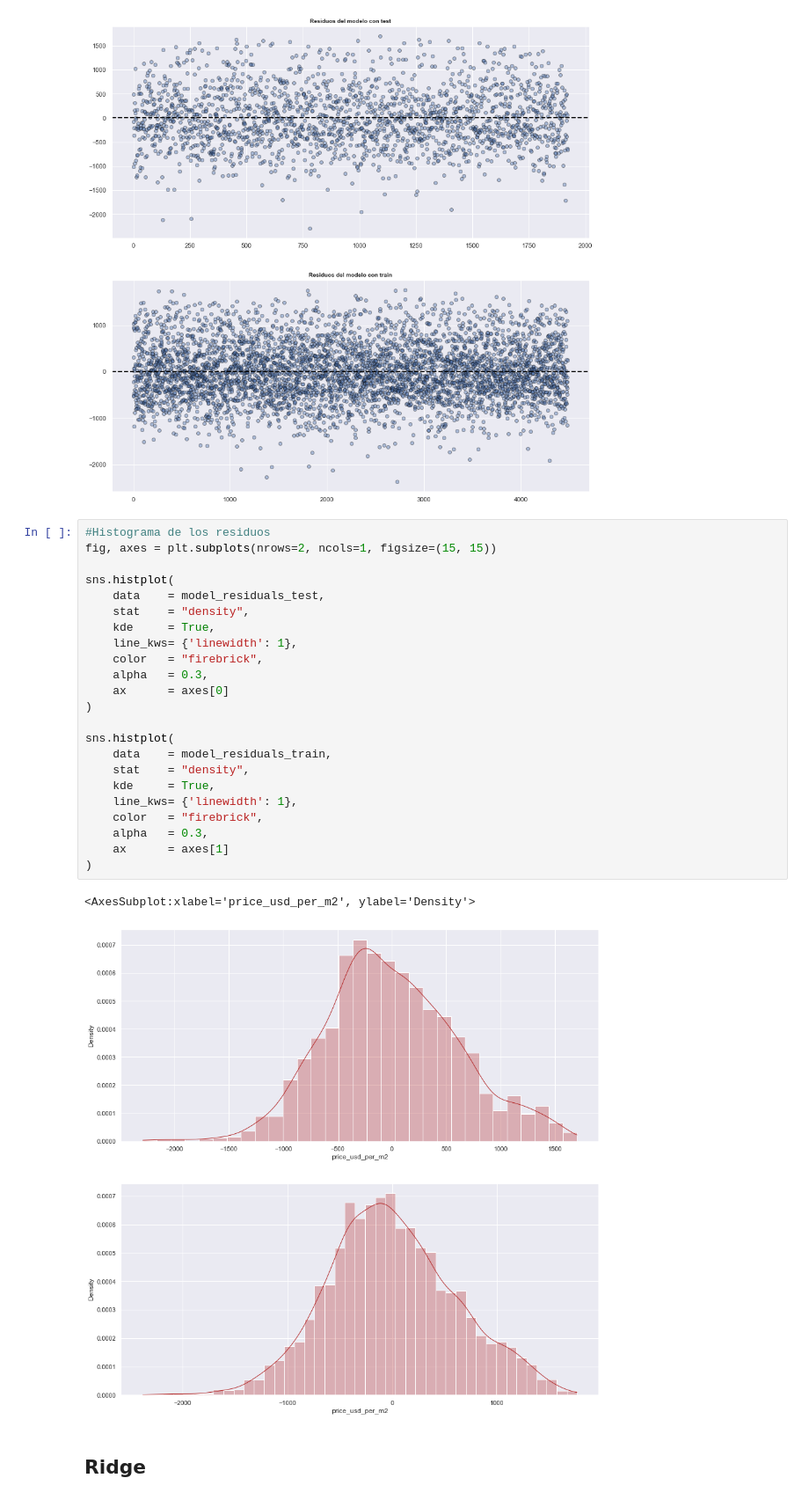
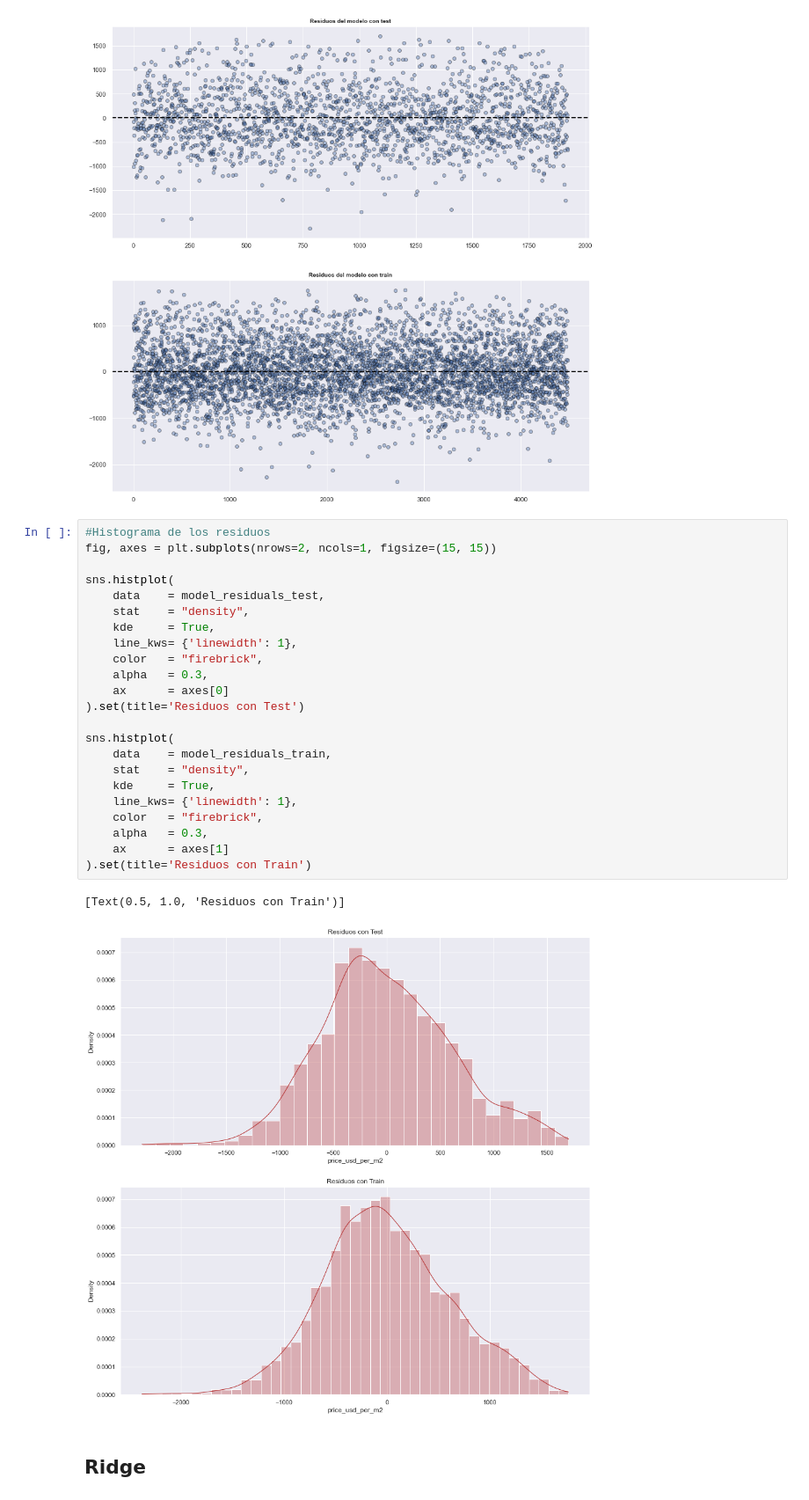
Before and after one commit to casagrandeale/TPDigitalHouse, a Jupyter notebook: tp/TP2.ipynb, the cells around one changed output. Shown at 88% size. Drawn from its saved outputs; the diff is of its cells as text.

```diff
--- a/tp/TP2.ipynb
+++ b/tp/TP2.ipynb
@@ -441,29 +466,29 @@ Text(0.5, 1.0, 'Residuos del modelo con train')
 # %%
 #Histograma de los residuos
 fig, axes = plt.subplots(nrows=2, ncols=1, figsize=(15, 15))
 
 sns.histplot(
     data    = model_residuals_test,
     stat    = "density",
     kde     = True,
     line_kws= {'linewidth': 1},
     color   = "firebrick",
     alpha   = 0.3,
     ax      = axes[0]
-)
+).set(title='Residuos con Test')
 
 sns.histplot(
     data    = model_residuals_train,
     stat    = "density",
     kde     = True,
     line_kws= {'linewidth': 1},
     color   = "firebrick",
     alpha   = 0.3,
     ax      = axes[1]
-)
+).set(title='Residuos con Train')
 # %% [output]
-<AxesSubplot:xlabel='price_usd_per_m2', ylabel='Density'>
+[Text(0.5, 1.0, 'Residuos con Train')]
-[figure, old version]
+[figure, new version]
 # %% [markdown]
 ## Ridge
 # %%
```
Also changed, not shown: parts of 12 cells of this notebook.
